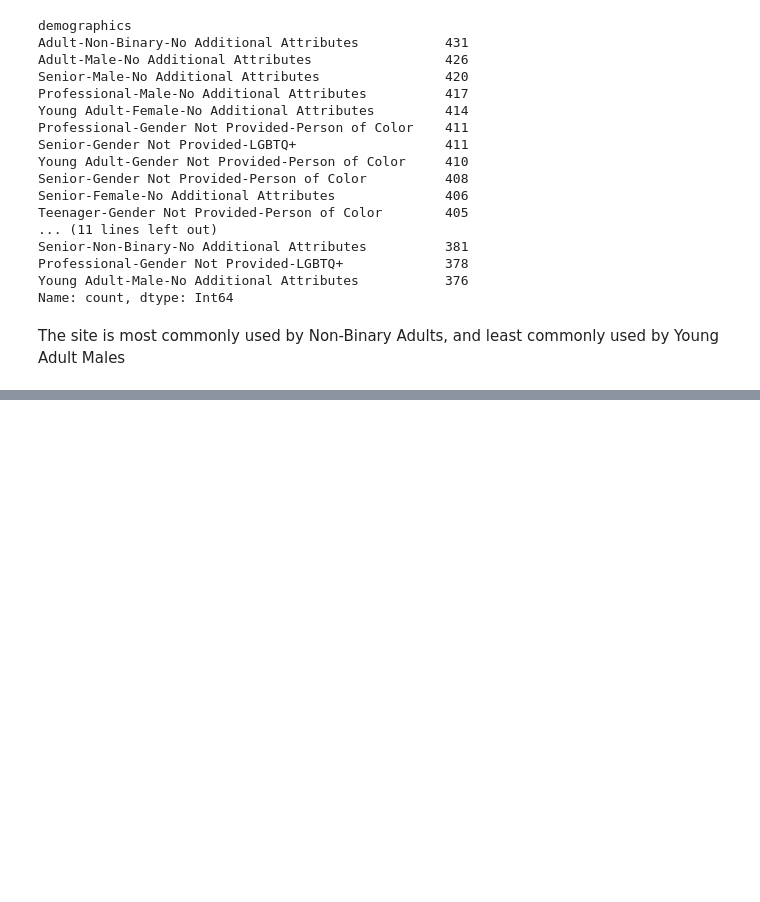
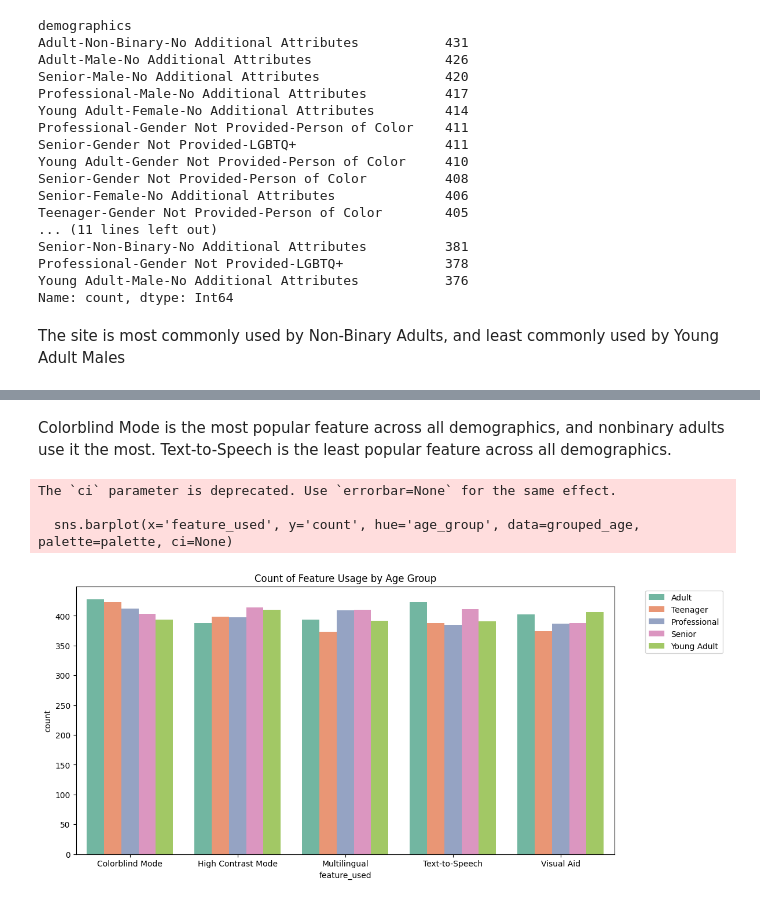
Before and after one commit to adesina923/HackDiversityDataInterviewChallenge-AdesinaAdeniran, a Jupyter notebook: AA_Hack_Diversity_Data_Interview_Product_Inclusion_Analysis_Challenge.ipynb, the cells around one changed output, grey strips where cells are left out. Cells and saved outputs as stored; diff of their text form; code cells hidden in the pictures; blank space fills up the shorter version.

```diff
--- a/AA_Hack_Diversity_Data_Interview_Product_Inclusion_Analysis_Challenge.ipynb
+++ b/AA_Hack_Diversity_Data_Interview_Product_Inclusion_Analysis_Challenge.ipynb
@@ -225,0 +382,15 @@ The site is most commonly used by Non-Binary Adults, and least commonly used by
+# %% [markdown]
+Colorblind Mode is the most popular feature across all demographics, and nonbinary adults use it the most. Text-to-Speech is the least popular feature across all demographics.
+# %%
+grouped_age = df.groupby('feature_used')['age_group'].value_counts()
+grouped_age = grouped_age.reset_index(name='count')
+plt.figure(figsize=(12, 6))
+sns.barplot(x='feature_used', y='count', hue='age_group', data=grouped_age, palette=palette, ci=None)
+plt.title('Count of Feature Usage by Age Group')
+plt.legend(bbox_to_anchor=(1.05, 1), loc='upper left')
+plt.show()
+# %% [output]
+The `ci` parameter is deprecated. Use `errorbar=None` for the same effect.
+
+  sns.barplot(x='feature_used', y='count', hue='age_group', data=grouped_age, palette=palette, ci=None)
+[figure, added]
```
Also changed, not shown: parts of 20 cells of this notebook.
